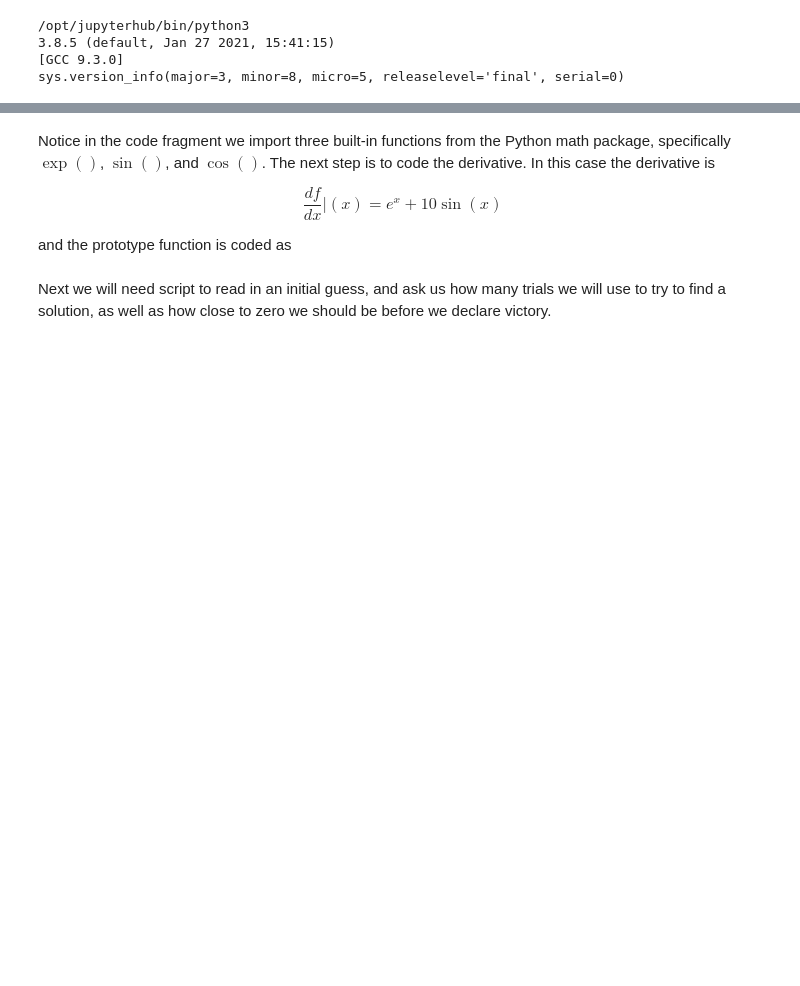
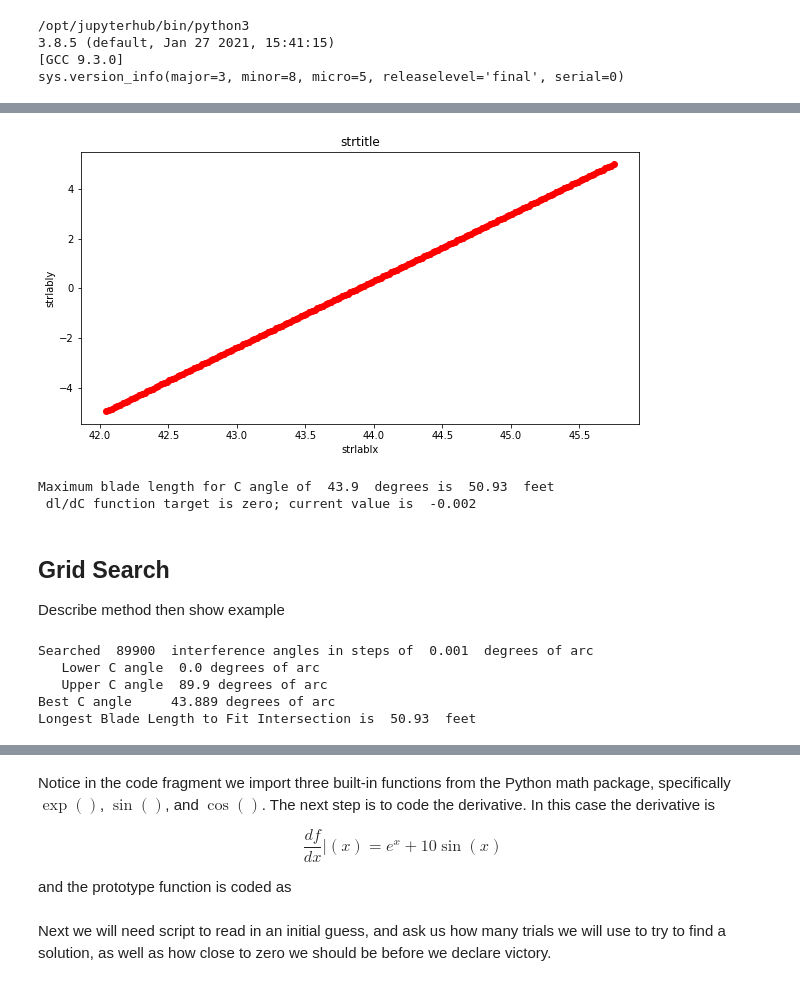
Before and after one commit to dustykat/engr-1330-webbook, a Jupyter notebook: ctds-psuedocourse/site/implicit_equations/NewtonsMethod.ipynb, the cells around one changed output, grey strips where cells are left out. Saved outputs shown, nothing was run; the diff lists cells and outputs as text; code cells hidden in the pictures; blank space fills up the shorter version.

```diff
--- a/ctds-psuedocourse/site/implicit_equations/NewtonsMethod.ipynb
+++ b/ctds-psuedocourse/site/implicit_equations/NewtonsMethod.ipynb
@@ -12 +112,80 @@ sys.version_info(major=3, minor=8, micro=5, releaselevel='final', serial=0)
+# %%
+# Plot the function
+
+c_angle = [] # empty list to populate
+f_value = [] # empty list to populate
+
+# set problem constants
+A = 90.1 # intersection angle in degrees
+Cm = 180 - A # biggest C angle in degrees
+A = A * (1/180.00)*math.pi  # intersection angle in radians
+w1 = 17.0 #road cut width in feet
+w2 = 19.0 #road cut width in feet
+
+stepsize = 0.01 # increments of angle (degrees)
+total_steps = int(Cm/stepsize)
+tolerance = 5 # Only save a result close to the zero
+
+for i in range(1,total_steps):
+    test_angle = float(i)*math.pi/total_steps
+    test_value = func(test_angle)
+    if abs(test_value) <= tolerance:
+        c_angle.append((test_angle*180)/math.pi) # angle in degrees
+        f_value.append(test_value) # value of dl/dC function
+#        print((test_angle*180)/math.pi,test_value) # activate to examine values
+
+makeAplot(c_angle,f_value,'strlablx','strlably','strtitle')
+# %% [output]
+[figure, added]
+# %%
+# Now get the length from our best guess from plot; trial and error to refine guess
+visual_angle = 43.888 # based on eyeball fit!
+print('Maximum blade length for C angle of ',round(visual_angle,1),' degrees is ',round(blade_length(visual_angle*math.pi/180.),3),' feet')
+print(' dl/dC function target is zero; current value is ',round(func(visual_angle*math.pi/180.),3))
+# %% [output]
+Maximum blade length for C angle of  43.9  degrees is  50.93  feet
+ dl/dC function target is zero; current value is  -0.002
+# %% [markdown]
+## Grid Search
+
+Describe method then show example
+# %%
+# Apply a search method
+
+# set problem constants
+A = 90.1 # intersection angle in degrees
+Cm = 180 - A # biggest C angle in degrees
+A = A * (1/180.00)*math.pi  # intersection angle in radians
+w1 = 17.0 #road cut width in feet
+w2 = 19.0 #road cut width in feet
+
+tolerance = 0.01 # define close enough to zero
+stepsize = 0.001 # increments of angle (degrees)
+total_steps = int(Cm/stepsize)
+best_size = 1e9
+
+for i in range(1,total_steps):
+    test_angle = float(i)*math.pi/total_steps
+    test_value = func(test_angle)
+    if abs(test_value) <= tolerance: # are we close to zero?
+        if abs(test_value) < best_size: # are better than last close to zero?
+            best_size = abs(test_value)
+            best_angle = test_angle
+#            print(float(i),test_value,best_size)
+    else:
+        pass
+#print(((best_angle*180)/math.pi),best_size)
+# Now report values
+print('Searched ',total_steps,' interference angles in steps of ',stepsize,' degrees of arc')
+print('   Lower C angle ',round(float(1)*math.pi/total_steps,3),'degrees of arc')
+#print(' Blade Length to Fit Intersection is ',round(blade_length(float(1)*math.pi/total_steps),3),' feet')
+print('   Upper C angle ',round(Cm,3), 'degrees of arc')
+print('Best C angle    ',round(((best_angle*180)/math.pi),3), 'degrees of arc')
+print('Longest Blade Length to Fit Intersection is ',round(blade_length(best_angle),3),' feet')
+# %% [output]
+Searched  89900  interference angles in steps of  0.001  degrees of arc
+   Lower C angle  0.0 degrees of arc
+   Upper C angle  89.9 degrees of arc
+Best C angle     43.889 degrees of arc
+Longest Blade Length to Fit Intersection is  50.93  feet
 # %% [markdown]
```
Also changed, not shown: parts of 22 cells of this notebook, 14 other files.
